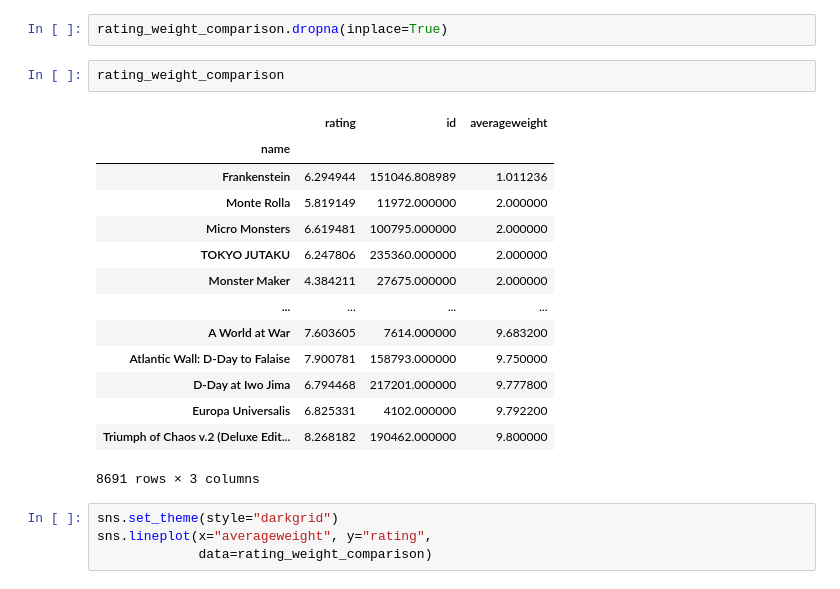
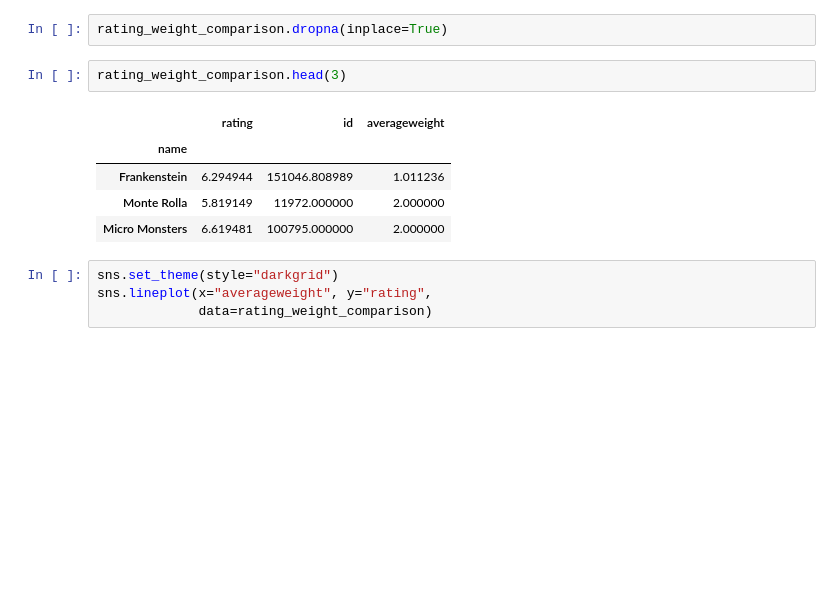
Before and after one commit to marcosvppfernandes/recommender_system, a Jupyter notebook: notebooks/First_MVP.ipynb, the cells around one changed output. Saved outputs shown, nothing was run; the diff lists cells and outputs as text; blank space fills up the shorter version.

```diff
--- a/notebooks/First_MVP.ipynb
+++ b/notebooks/First_MVP.ipynb
@@ -325,22 +326,13 @@ rating_weight_comparison['averageweight'] = rating_weight_comparison['averagewei
 # %%
 rating_weight_comparison.dropna(inplace=True)
 # %%
-rating_weight_comparison
+rating_weight_comparison.head(3)
 # %% [output]
 |  | rating | id | averageweight |
 | name |  |  |  |
 | Frankenstein | 6.294944 | 151046.808989 | 1.011236 |
 | Monte Rolla | 5.819149 | 11972.000000 | 2.000000 |
 | Micro Monsters | 6.619481 | 100795.000000 | 2.000000 |
-| TOKYO JUTAKU | 6.247806 | 235360.000000 | 2.000000 |
-| Monster Maker | 4.384211 | 27675.000000 | 2.000000 |
-| ... | ... | ... | ... |
-| A World at War | 7.603605 | 7614.000000 | 9.683200 |
-| Atlantic Wall: D-Day to Falaise | 7.900781 | 158793.000000 | 9.750000 |
-| D-Day at Iwo Jima | 6.794468 | 217201.000000 | 9.777800 |
-| Europa Universalis | 6.825331 | 4102.000000 | 9.792200 |
-| Triumph of Chaos v.2 (Deluxe Edit... | 8.268182 | 190462.000000 | 9.800000 |
-8691 rows × 3 columns
 # %%
 sns.set_theme(style="darkgrid")
 sns.lineplot(x="averageweight", y="rating",
```
Also changed, not shown: parts of 48 cells of this notebook.
